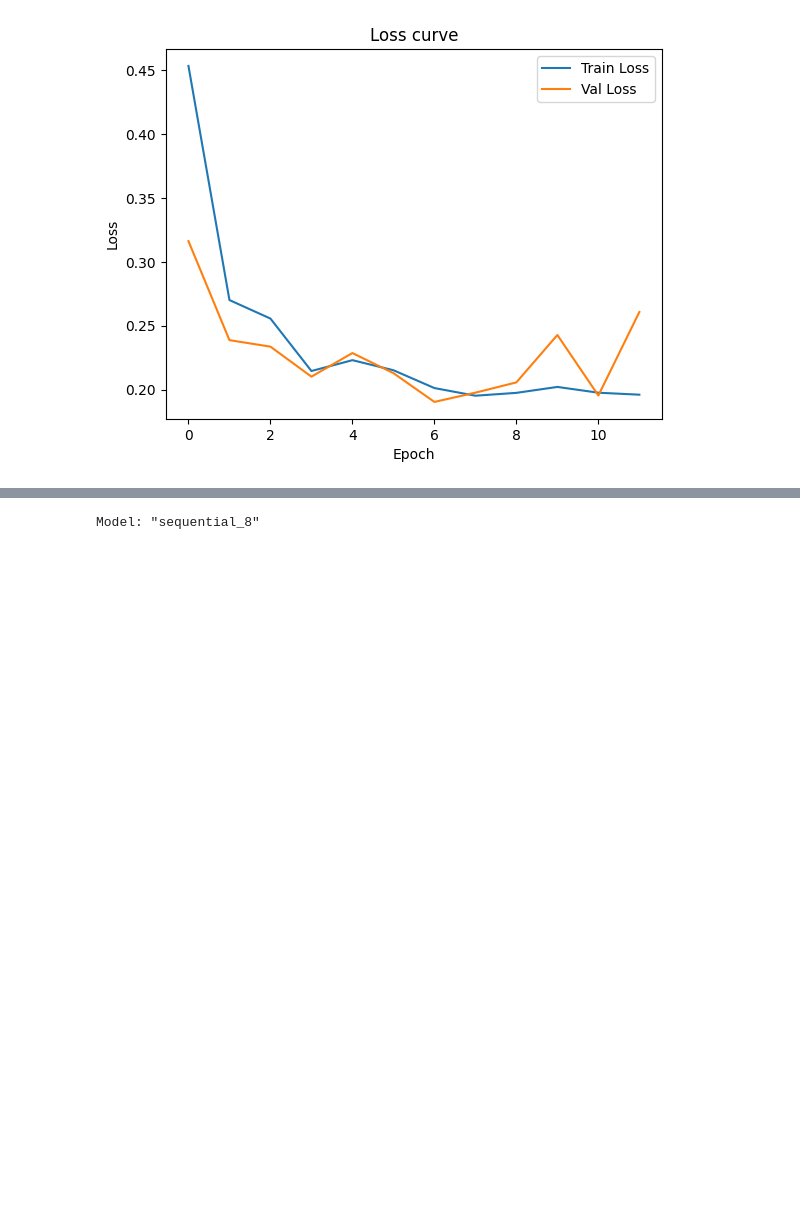
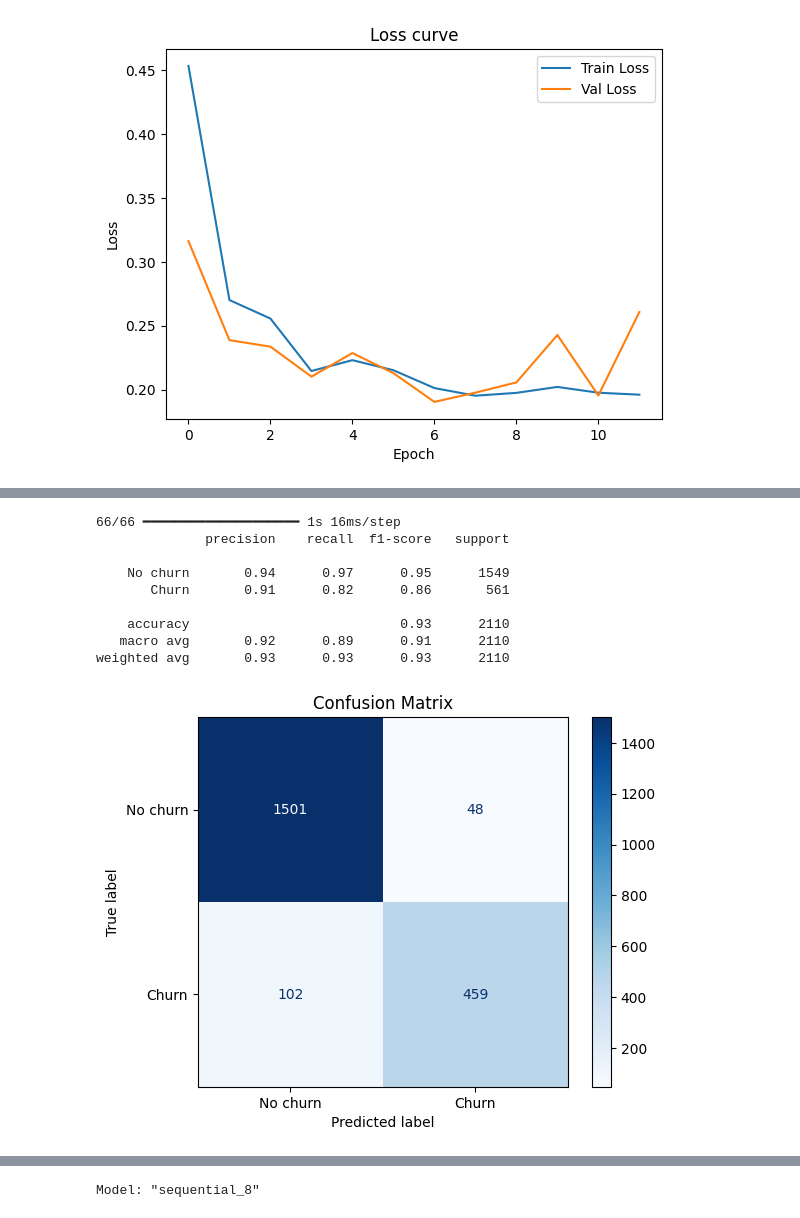
Before and after one commit to ludwigenvall/churn-prediction-dl, a Jupyter notebook: 03_train_lstm_model.ipynb, the cells around one changed output, grey strips where cells are left out. Saved outputs shown, nothing was run; the diff lists cells and outputs as text; code cells hidden in the pictures; blank space fills up the shorter version.

```diff
--- a/03_train_lstm_model.ipynb
+++ b/03_train_lstm_model.ipynb
@@ -438,0 +439,31 @@ Epoch 21/30
+# %%
+from sklearn.metrics import classification_report, confusion_matrix, ConfusionMatrixDisplay
+
+# Prediction (probability of churn between 0 to 1)
+y_pred_prob = model.predict(X_test)
+
+# Making binary 0/1 with 0.5 as limit
+y_pred = (y_pred_prob > 0.5).astype(int).flatten()
+
+
+
+# Classification report
+print(classification_report(y_test, y_pred, target_names=["No churn", "Churn"]))
+
+# Confusion matrix
+cm = confusion_matrix(y_test, y_pred)
+disp = ConfusionMatrixDisplay(confusion_matrix=cm, display_labels=["No churn", "Churn"])
+disp.plot(cmap="Blues")
+plt.title("Confusion Matrix")
+plt.show()
+# %% [output]
+66/66 ━━━━━━━━━━━━━━━━━━━━ 1s 16ms/step
+              precision    recall  f1-score   support
+
+    No churn       0.94      0.97      0.95      1549
+       Churn       0.91      0.82      0.86       561
+
+    accuracy                           0.93      2110
+   macro avg       0.92      0.89      0.91      2110
+weighted avg       0.93      0.93      0.93      2110
+[figure, added]
```
Also changed, not shown: parts of 2 cells of this notebook.
